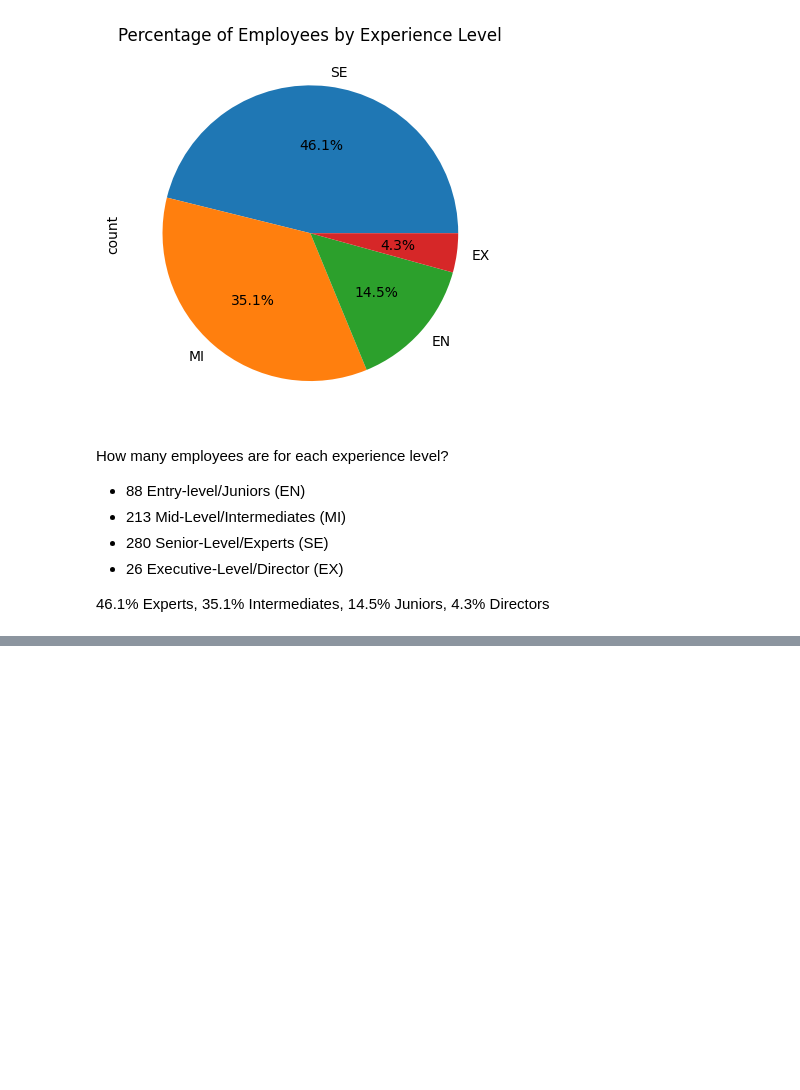
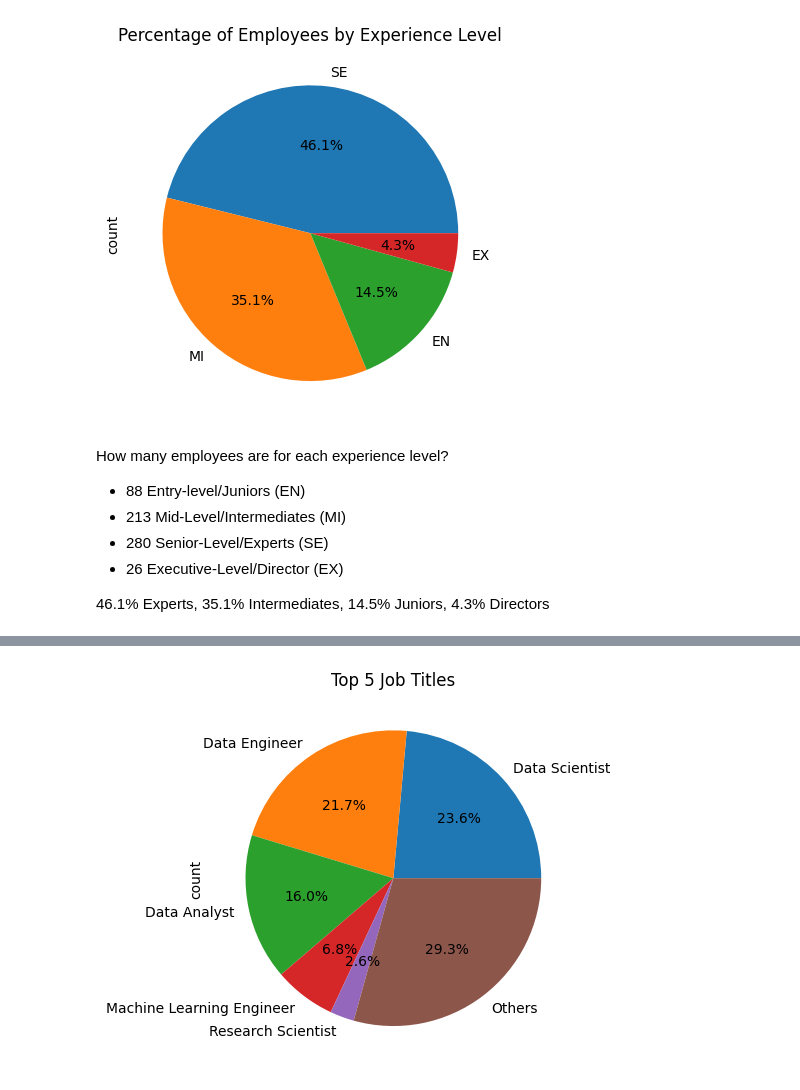
Before and after one commit to NacuAndrei/DataScience-JobSalaries, a Jupyter notebook: DataScienceSalaries.ipynb, the cells around one changed output, grey strips where cells are left out. Cells and saved outputs as stored; diff of their text form; code cells hidden in the pictures; blank space fills up the shorter version.

```diff
--- a/DataScienceSalaries.ipynb
+++ b/DataScienceSalaries.ipynb
@@ -122,0 +176,10 @@ How many employees are for each experience level?
+# %%
+top_5_job_titles = df['job_title'].value_counts().head(5)
+others_count = df['job_title'].value_counts().sum() - top_5_job_titles.sum()
+top_5_job_titles['Others'] = others_count
+
+top_5_job_titles.plot.pie(autopct='%1.1f%%')
+plt.title('Top 5 Job Titles')
+plt.show()
+# %% [output]
+[figure, added]
```
Also changed, not shown: parts of 5 cells of this notebook.
